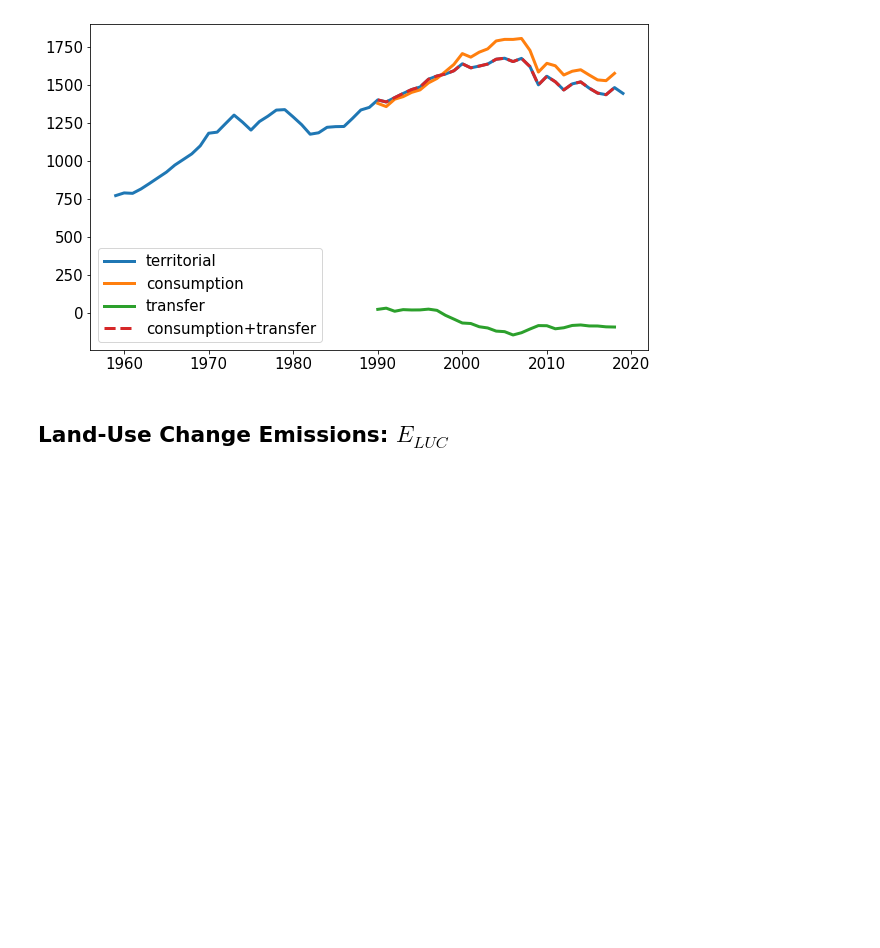
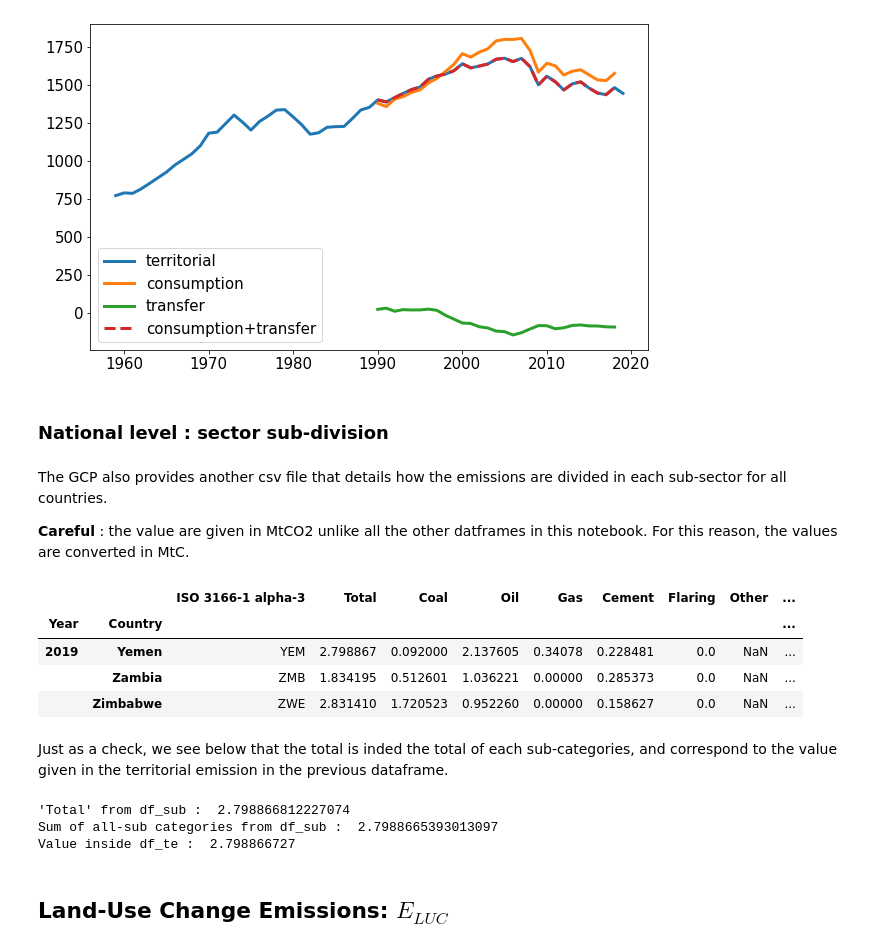
Before and after one commit to OpenGeoScales/ogs-data-exploration, a Jupyter notebook: notebooks/ghg-emissions/gcp/GCP_Exploration.ipynb, the cells around one changed output. Saved outputs shown, nothing was run; the diff lists cells and outputs as text; code cells hidden in the pictures; blank space fills up the shorter version.

Commit message:
Added a new datafile from GCP with the national emission divided in sub-sectors

```diff
--- a/notebooks/ghg-emissions/gcp/GCP_Exploration.ipynb
+++ b/notebooks/ghg-emissions/gcp/GCP_Exploration.ipynb
@@ -272,6 +272,44 @@ plt.legend(fontsize=15)
 # %% [output]
 <matplotlib.legend.Legend at 0x...>
 [figure]
+# %% [markdown]
+<h3> National level : sector sub-division </h3>
+# %% [markdown]
+The GCP also provides another csv file that details how the emissions are divided in each sub-sector for all countries.
+
+<b>Careful</b> : the value are given in MtCO2 unlike all the other datframes in this notebook. For this reason, the values are converted in MtC.
+# %%
+df_sub = pd.read_csv("../../../data/ghg-emissions/gcp/GCB2020v18_MtCO2_flat.csv")
+
+# Set the dataframe structure
+df_sub.sort_values(["Year","Country"],inplace=True)
+df_sub.set_index(["Year","Country"],inplace=True)
+
+# Convert the MtCO2 in MtC (to be in adequation with the values from other dataset)
+df_sub[["Total","Coal","Oil","Gas","Cement","Flaring","Other","Per Capita"]] = (1.0/3.664)* df_sub[["Total","Coal","Oil","Gas","Cement","Flaring","Other","Per Capita"]]
+
+df_sub.tail(3)
+# %% [output]
+|  |  | ISO 3166-1 alpha-3 | Total | Coal | Oil | Gas | Cement | Flaring | Other | ... |
+| Year | Country |  |  |  |  |  |  |  |  | ... |
+| 2019 | Yemen | YEM | 2.798867 | 0.092000 | 2.137605 | 0.34078 | 0.228481 | 0.0 | NaN | ... |
+|  | Zambia | ZMB | 1.834195 | 0.512601 | 1.036221 | 0.00000 | 0.285373 | 0.0 | NaN | ... |
+|  | Zimbabwe | ZWE | 2.831410 | 1.720523 | 0.952260 | 0.00000 | 0.158627 | 0.0 | NaN | ... |
+# %% [markdown]
+Just as a check, we see below that the total is inded the total of each sub-categories, and correspond to the value given in the territorial emission in the previous dataframe.
+# %%
+year = 2019
+country = "Yemen"
+value_tot = df_sub.loc[(year,country),"Total"]
+value_sum = df_sub.loc[(year,country),["Coal","Oil","Gas","Cement","Flaring","Other"]].sum()
+value_territorial = df_te.loc[year,country]
+print("'Total' from df_sub : ",value_tot )
+print("Sum of all-sub categories from df_sub : ",value_sum )
+print("Value inside df_te : ",value_territorial )
+# %% [output]
+'Total' from df_sub :  2.798866812227074
+Sum of all-sub categories from df_sub :  2.7988665393013097
+Value inside df_te :  2.798866727
 # %% [markdown]
 <h2>Land-Use Change Emissions: $E_{LUC}$</h2>
 # %% [markdown]
```
Also changed, not shown: parts of 7 cells of this notebook, 1 other file.
